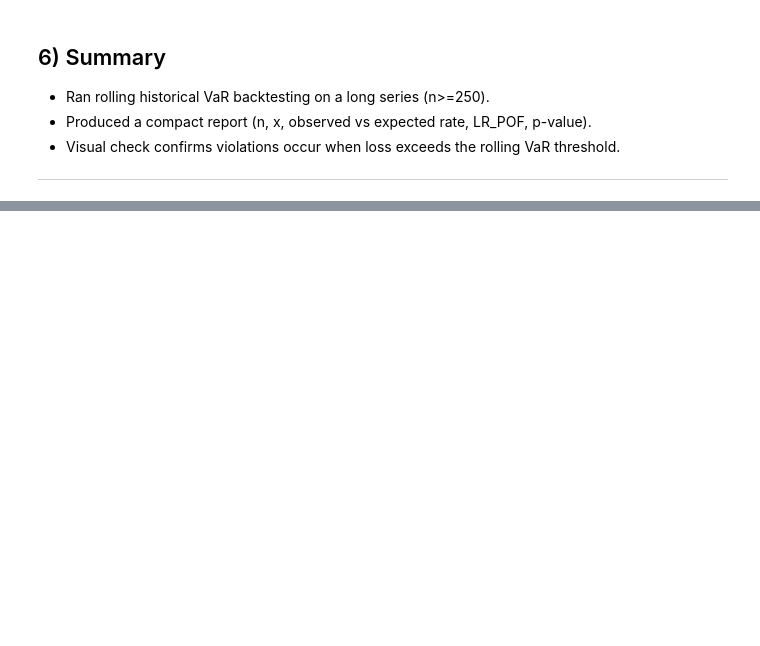
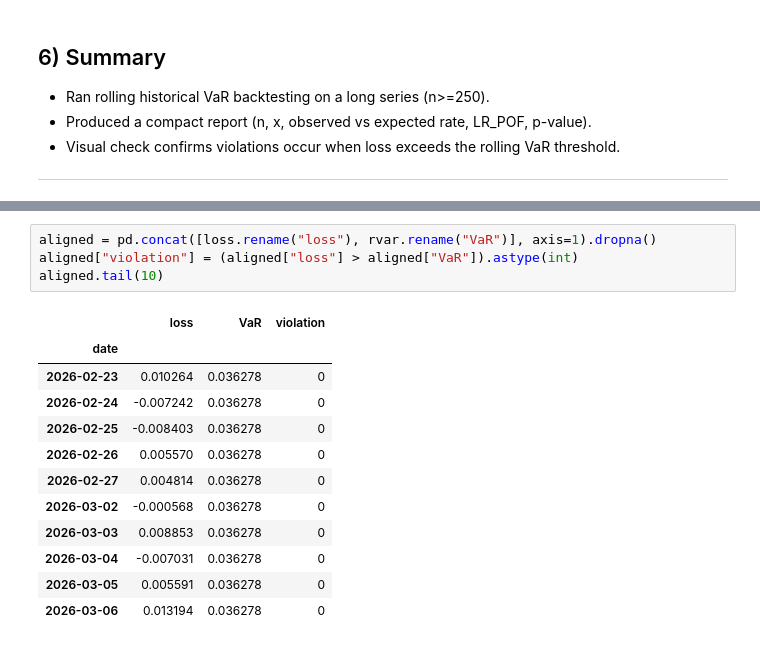
Before and after one commit to KyeongA-Yang/risk-metrics-engine, a Jupyter notebook: notebooks/02_backtesting_kupiec_pof.ipynb, the cells around one changed output, grey strips where cells are left out. Cells and saved outputs as stored; diff of their text form; blank space fills up the shorter version.

```diff
--- a/notebooks/02_backtesting_kupiec_pof.ipynb
+++ b/notebooks/02_backtesting_kupiec_pof.ipynb
@@ -159,0 +338,17 @@ plt.show()
+# %%
+aligned = pd.concat([loss.rename("loss"), rvar.rename("VaR")], axis=1).dropna()
+aligned["violation"] = (aligned["loss"] > aligned["VaR"]).astype(int)
+aligned.tail(10)
+# %% [output]
+|  | loss | VaR | violation |
+| date |  |  |  |
+| 2026-02-23 | 0.010264 | 0.036278 | 0 |
+| 2026-02-24 | -0.007242 | 0.036278 | 0 |
+| 2026-02-25 | -0.008403 | 0.036278 | 0 |
+| 2026-02-26 | 0.005570 | 0.036278 | 0 |
+| 2026-02-27 | 0.004814 | 0.036278 | 0 |
+| 2026-03-02 | -0.000568 | 0.036278 | 0 |
+| 2026-03-03 | 0.008853 | 0.036278 | 0 |
+| 2026-03-04 | -0.007031 | 0.036278 | 0 |
+| 2026-03-05 | 0.005591 | 0.036278 | 0 |
+| 2026-03-06 | 0.013194 | 0.036278 | 0 |
```
Also changed, not shown: parts of 24 cells of this notebook, 8 other files.
